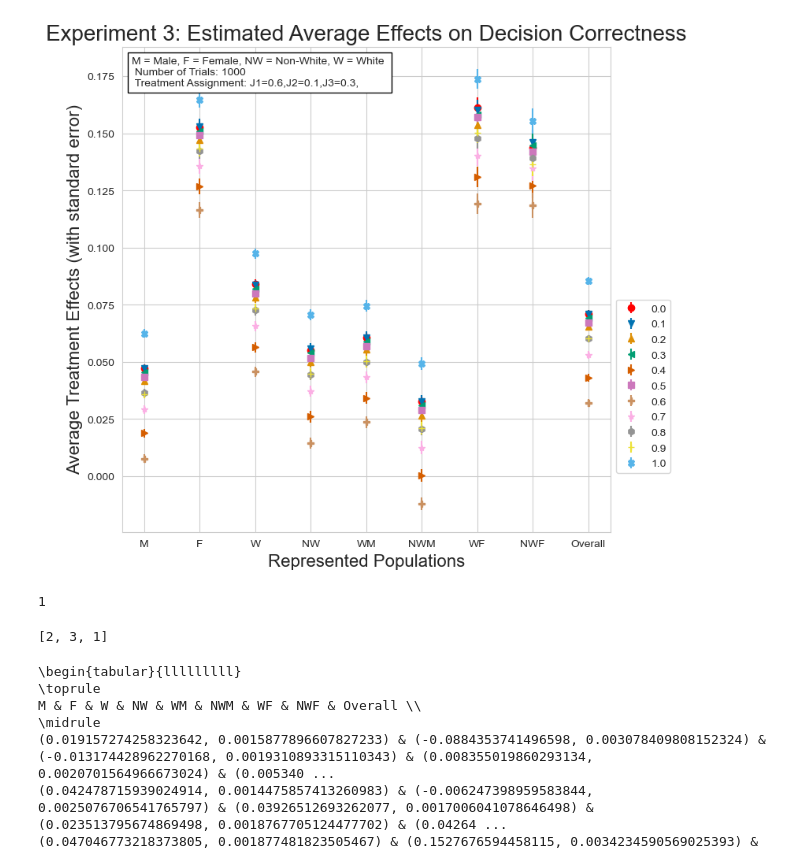
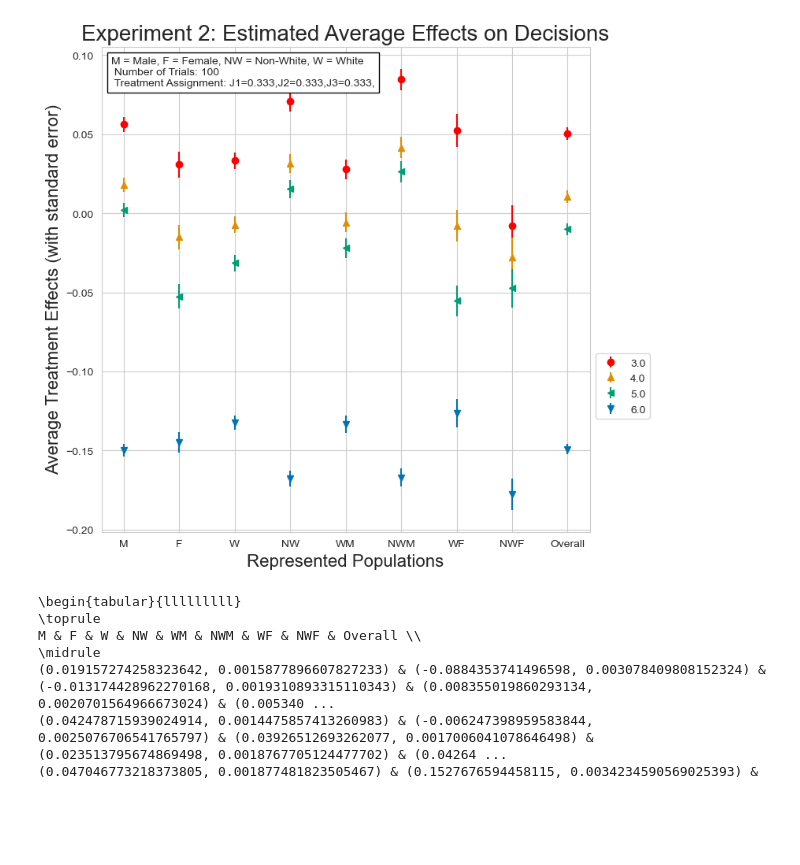
Before and after one commit to rajiinio/exp-design-human-decisions, a Jupyter notebook: ai_human_data_analysis_actual.ipynb, the cells around one changed output. Cells and saved outputs as stored; diff of their text form; code cells hidden in the pictures; blank space fills up the shorter version.

```diff
--- a/ai_human_data_analysis_actual.ipynb
+++ b/ai_human_data_analysis_actual.ipynb
@@ -252,20 +253,18 @@ def plot_res(exp_folder, effect="d" , linear=True, trial_num=1000, j_filter=None
 
     return a_list, b_list, c_list, l, res_list, effect, j
 # %%
-exp_num = 3
-num_t = 1000 #00
-j_f = "0.6"
-f = None #"alt"
+exp_num = 2
+num_t = 100
+cases = ["_0.6_0.1_0.3_","_0.999999999_1e-07_", "_0.5_0.5_", "_0.333_0.333_0.333_"]
+j_f = cases[3]
+b_k = 0.6
+thres = 0.15
+f = "bk="+str(b_k)+"_thres="+str(thres) #None #"alt"
 
-#TODO: linear / non-linear
-#TODO: fix top label for j_dist
-
-a_list, b_list, c_list, l, res_list, effect, j = plot_res(exp3_folder,j_filter=j_f, trial_num=num_t, linear=True, filter=f, effect="dcorr")
+a_list, b_list, c_list, l, res_list, effect, j = plot_res(exp2_folder,j_filter=j_f, trial_num=num_t, linear=True, filter=f, effect="d")
 
 
 fig, ax = plt.subplots(figsize=(8, 8))
-
-l_sorted = sorted(set(l))
 
 hatchings = ['/', '\\', '|', '-', '+', 'x', 'o', 'O', '.', '*']
 symbols = {
@@ -311,20 +310,18 @@ symbols = {
 }
 symbol_set = list(symbols.values())
 
-for item in l_sorted:
-    i = l_sorted.index(item)
+for item in l:
+    i = l.index(item)
     print(i)
     if i == 0.0:
-        ax.errorbar(a_list[i], b_list[i], yerr=c_list[i], color="red", fmt="o", label=l_sorted[i], marker=symbol_set[i])
+        ax.errorbar(a_list[i], b_list[i], yerr=c_list[i], color="red", fmt="o", label=l[i], marker=symbol_set[i])
     else:
         print(i)
-        ax.errorbar(a_list[i], b_list[i], yerr=c_list[i], fmt="o", label=l_sorted[i], marker=symbol_set[i])
+        ax.errorbar(a_list[i], b_list[i], yerr=c_list[i], fmt="o", label=l[i], marker=symbol_set[i])
 
 plt.title("Experiment %d: Estimated Average Effects on %s"%(exp_num, effect_index[effect][1]), fontsize=20)
 plt.xlabel("Represented Populations", fontsize=16)
 plt.ylabel("Average Treatment Effects (with standard error)", fontsize=16)
-plt.legend(loc='center left', bbox_to_anchor=(1, 0.3)) #numpoints=1, ncol=3, fontsize=8) #loc='center left', bbox_to_anchor=(1, 0.5)
-#plt.tight_layout() #title='Legend', title_fontsize=16
 
 if exp_num == 1:
     anch_text = "M = Male, F = Female, NW = Non-White, W = White \n Number of Trials: %d"%(num_t)
@@ -335,11 +332,19 @@ at = AnchoredText(anch_text,
                   prop=dict(size=10), frameon=True, loc='upper left')
 
 
-#ax = plt.gca()
-#leg = ax.get_legend()
-#leg.legendHandles[0].set_color('red')
-#leg.legend_handles[0].set_color('red')
+# Get handles and labels
+handles, labels = plt.gca().get_legend_handles_labels()
+
+# Reorder the legend elements
+order = list()
+idx_ref = list(enumerate(l))
+for item in sorted(l):
+    for item2 in idx_ref:
+        if item == item2[1]:
+            order.append(item2[0])
+
+plt.legend([handles[idx] for idx in order], [labels[idx] for idx in order],loc='center left', bbox_to_anchor=(1, 0.3))
 
 ax.add_artist(at)
-plt.savefig('Figs/linear_Exp%d_%s_%d.png'%(exp_num, effect_index[effect][1], num_t), bbox_inches='tight')
+plt.savefig('Figs/linear_Exp%d_%s_%s%d_%s.png'%(exp_num,effect_index[effect][1],j_f,num_t,f), bbox_inches='tight')
 # %% [output]
@@ -363,18 +368,4 @@ F
-[figure, old version]
+[figure, new version]
-# %%
-np.random.binomial(1, p=0.7)
-# %% [output]
-1
-# %%
-l_sorted = l.sort()
-l_sorted
-l = [2,3,1]
-
-sorted(l)
-
-l
-# %% [output]
-[2, 3, 1]
 # %%
 for res in res_list:
     df = pd.DataFrame(res, index=list([elem[1] for elem in effect_index.values()]))
```
Also changed, not shown: parts of 5 cells of this notebook, 1 other file.
